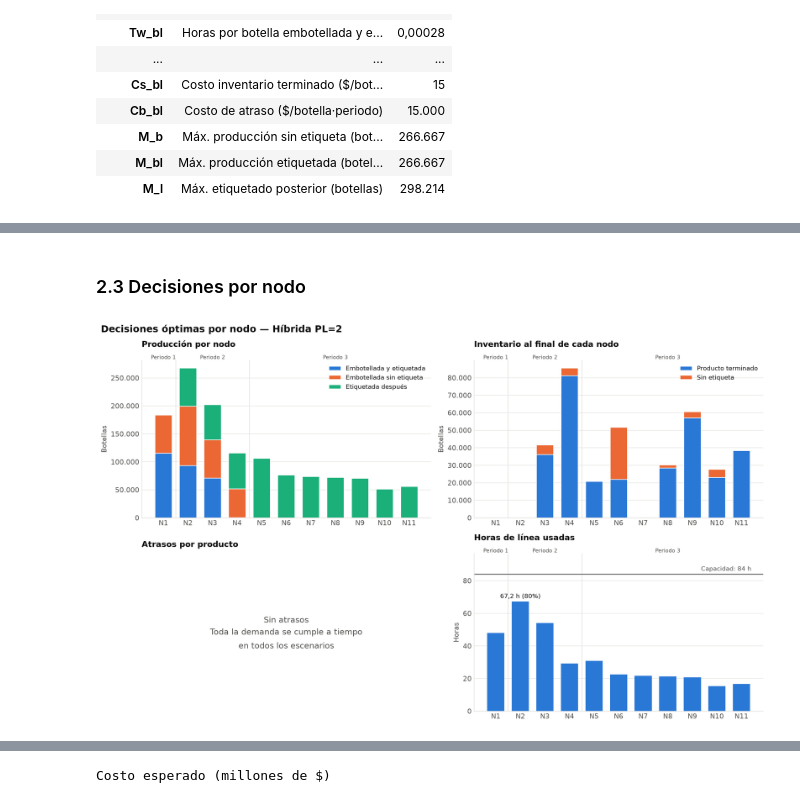
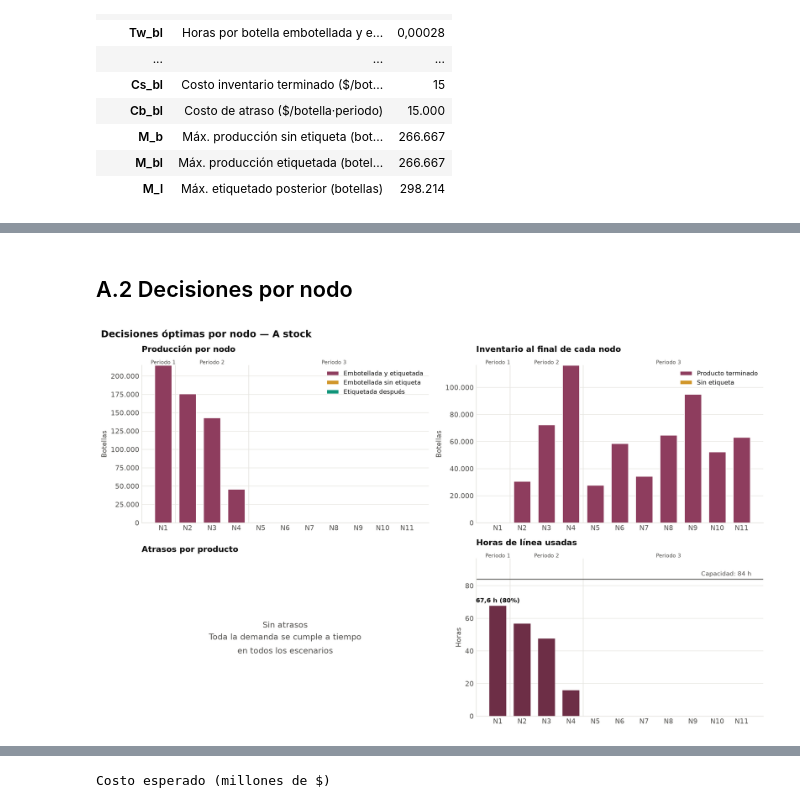
Before and after one commit to vcontreras2/proyecto_capstone, a Jupyter notebook: visualizacion.ipynb, the cells around one changed output, grey strips where cells are left out. Cells and saved outputs as stored; diff of their text form; code cells hidden in the pictures.

```diff
--- a/visualizacion.ipynb
+++ b/visualizacion.ipynb
@@ -23,0 +56,4 @@ from IPython.display import display, Markdown
+# %%
+res_base = modelo.resolver(PL=0)
+modelo.resumen(res_base)
+modelo.graficar_arbol(res_base);
@@ -119,6 +248,6 @@ modelo.graficar_arbol(res);
 # %% [markdown]
-### 2.3 Decisiones por nodo
+## A.2 Decisiones por nodo
 # %%
-modelo.graficar_decisiones(res);
+modelo.graficar_decisiones(res_base);
 # %% [output]
-[figure, old version]
+[figure, new version]
```
Also changed, not shown: parts of 53 cells of this notebook, 3 other files.
